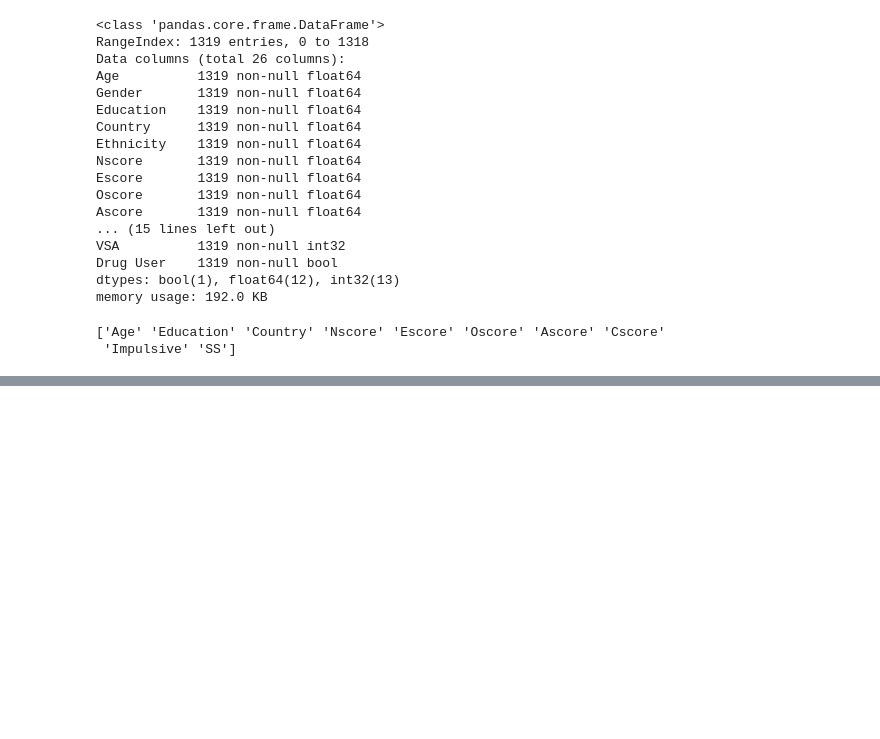
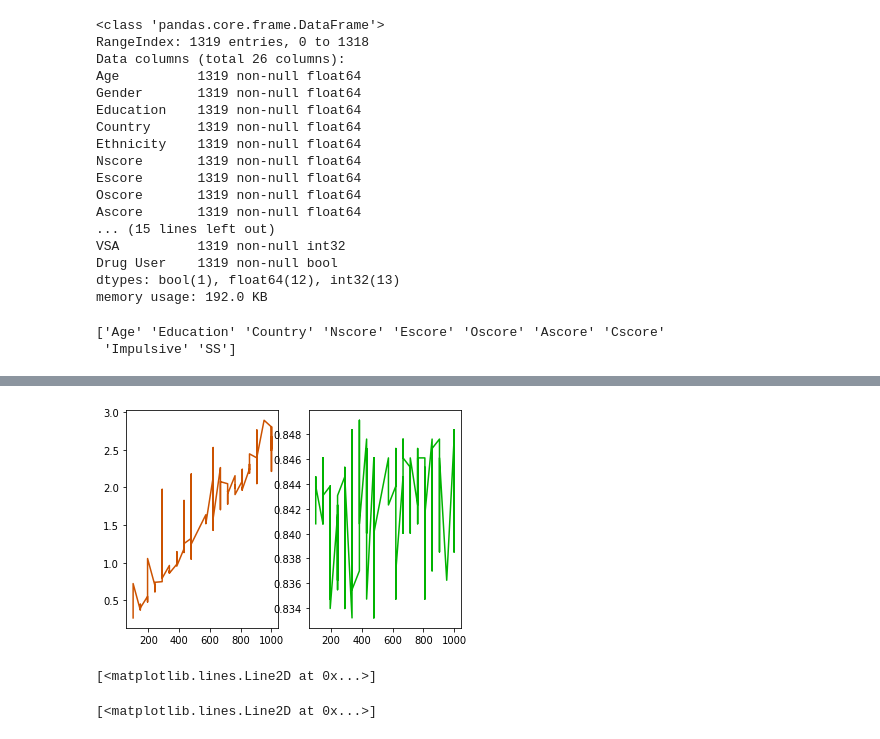
Before and after one commit to ManasaK33/drug-consumption, a Jupyter notebook: carlos.ipynb, the cells around one changed output, grey strips where cells are left out. Saved outputs shown, nothing was run; the diff lists cells and outputs as text; code cells hidden in the pictures; blank space fills up the shorter version.

Commit message:
added code to create grid search visuals

```diff
--- a/carlos.ipynb
+++ b/carlos.ipynb
@@ -153,4 +168,6 @@ search_data.info()
 # %%
-#search_data['param_n_estimators'] = search_data['param_n_estimators'].astype('int32')
-search_data['param_min_samples_split'] = search_data['param_min_samples_split'].astype('int32')
-search_data.info()
+search_data['param_n_estimators'] = search_data['param_n_estimators'].astype('int32')
+# %%
+estimators = search_data[['param_n_estimators', 'mean_fit_time', 'mean_test_score']].sort_values(
+    by=['param_n_estimators'])
+estimators.head
@@ -156,0 +189,23 @@ search_data.info()
+# %%
+fig, (ax1, ax2) = plt.subplots(1, 2, sharex=False, sharey=False)
+ax1.plot(estimators['param_n_estimators'], estimators['mean_fit_time'], color='#cc5200')
+ax2.plot(estimators['param_n_estimators'], estimators['mean_test_score'], color='#00b300')
+plt.show()
+# %% [output]
+[figure, added]
+# %%
+ax1.plot(estimators['param_n_estimators'], estimators['mean_fit_time'], color='#cc5200')
+#plt.ylabel('Mean Training Time')
+#plt.xlabel('Decision Trees')
+#plt.title('Mean Training Time by Number of Decision Trees')
+#plt.show()
+# %% [output]
+[<matplotlib.lines.Line2D at 0x...>]
+# %%
+ax2.plot(estimators['param_n_estimators'], estimators['mean_test_score'], color='#00b300')
+#plt.ylabel('Mean Test Score')
+#plt.xlabel('Decision Trees')
+#plt.title('Mean Test Score by Number of Decision Trees')
+#plt.show()
+# %% [output]
+[<matplotlib.lines.Line2D at 0x...>]
```
Also changed, not shown: parts of 14 cells of this notebook.
